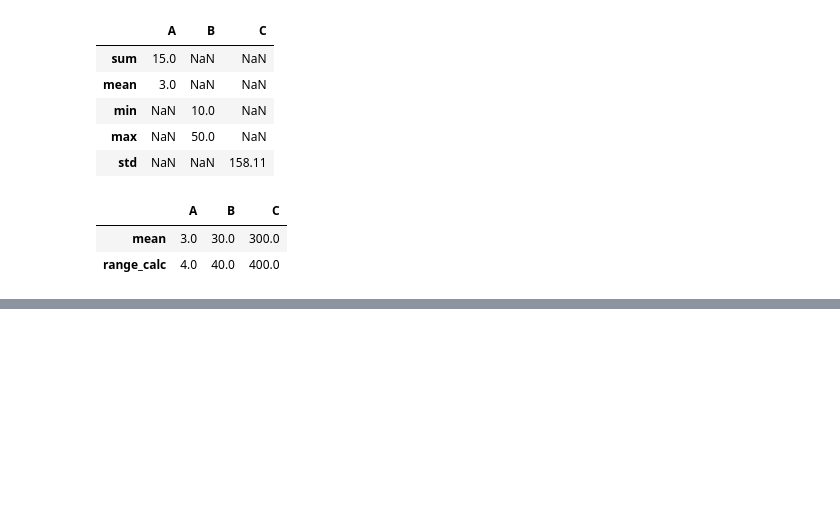
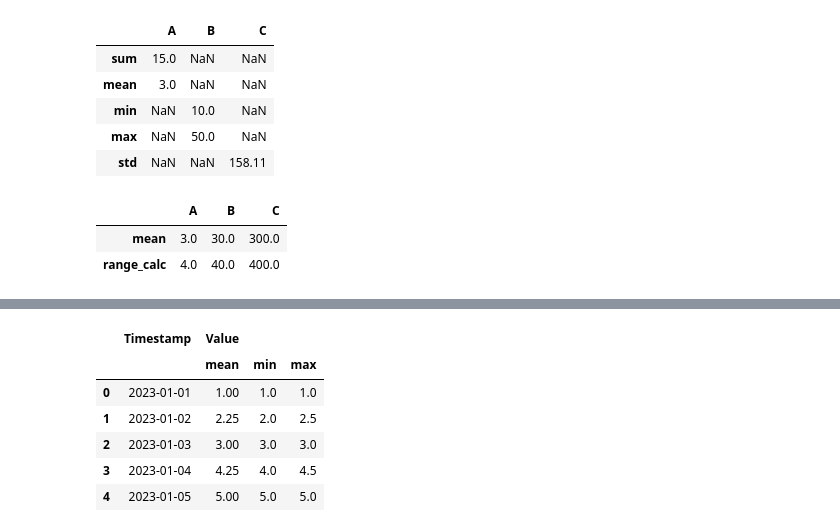
Before and after one commit to mehdiy2020/numpy_pandas_visualization, a Jupyter notebook: python_pandas_data_processing_data_visualization/numpy_pandas/pand.ipynb, the cells around one changed output, grey strips where cells are left out. Drawn from its saved outputs; the diff is of its cells as text; code cells hidden in the pictures; blank space fills up the shorter version.

```diff
--- a/python_pandas_data_processing_data_visualization/numpy_pandas/pand.ipynb
+++ b/python_pandas_data_processing_data_visualization/numpy_pandas/pand.ipynb
@@ -2604,0 +3946,8 @@ df.agg(['mean', range_calc])
+# %%
+# Create a time series DataFrame with duplicates
+df = pd.DataFrame({
+    'Timestamp': pd.date_range(start='2023-01-01', periods=5, freq='D').tolist() +
+                 [pd.Timestamp('2023-01-02'), pd.Timestamp('2023-01-04')],
+    'Value': [1, 2, 3, 4, 5, 2.5, 4.5]
+})
+df
@@ -2604,0 +3980,15 @@ df.agg(['mean', range_calc])
+# %%
+# Alternatively, aggregate duplicates
+df_aggregated = df.groupby('Timestamp').agg({
+    'Value': ['mean', 'min', 'max']
+}).reset_index()
+
+df_aggregated
+# %% [output]
+|  | Timestamp | Value |  |  |
+|  |  | mean | min | max |
+| 0 | 2023-01-01 | 1.00 | 1.0 | 1.0 |
+| 1 | 2023-01-02 | 2.25 | 2.0 | 2.5 |
+| 2 | 2023-01-03 | 3.00 | 3.0 | 3.0 |
+| 3 | 2023-01-04 | 4.25 | 4.0 | 4.5 |
+| 4 | 2023-01-05 | 5.00 | 5.0 | 5.0 |
```
Also changed, not shown: parts of 154 cells of this notebook.
